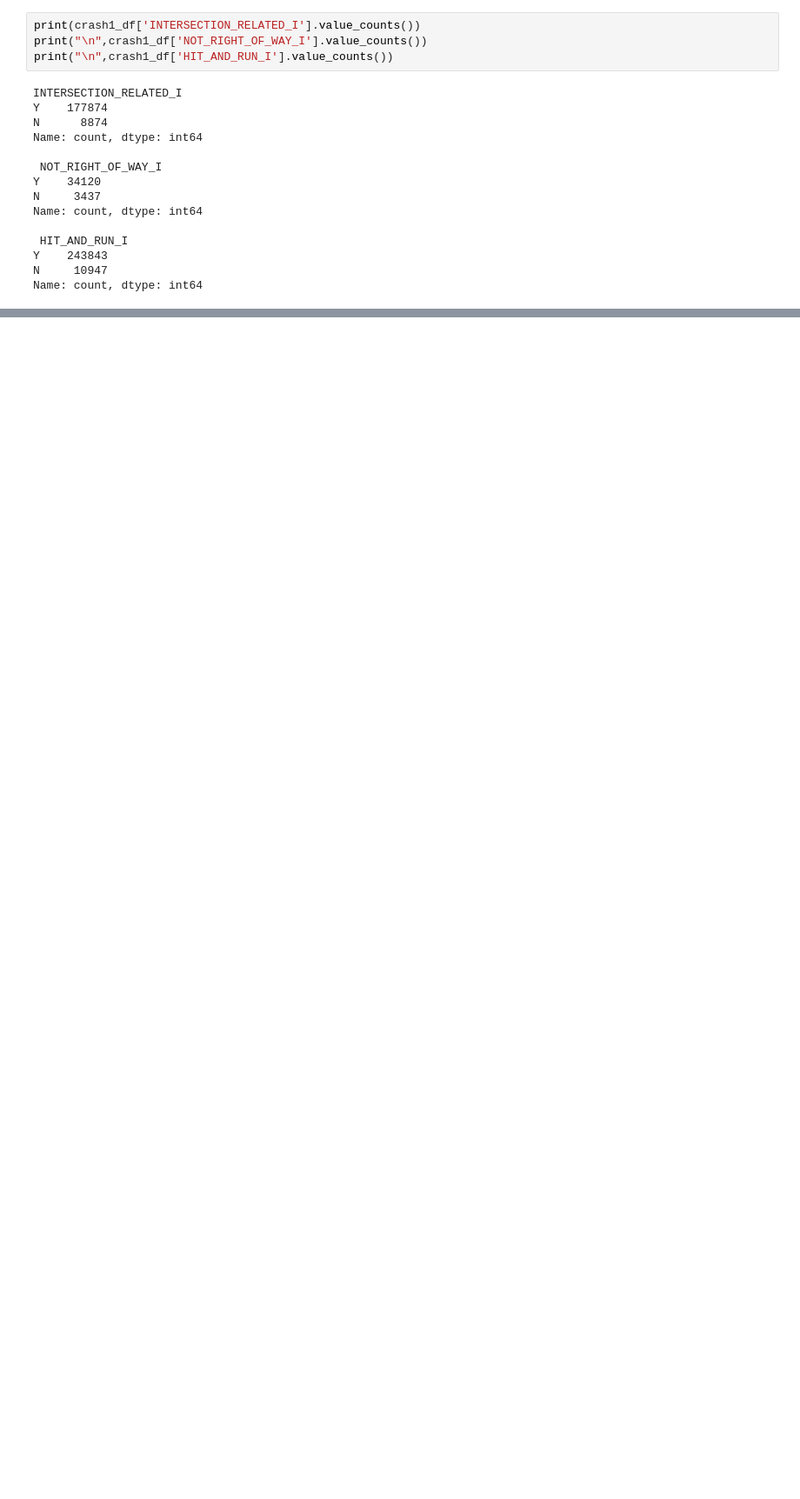
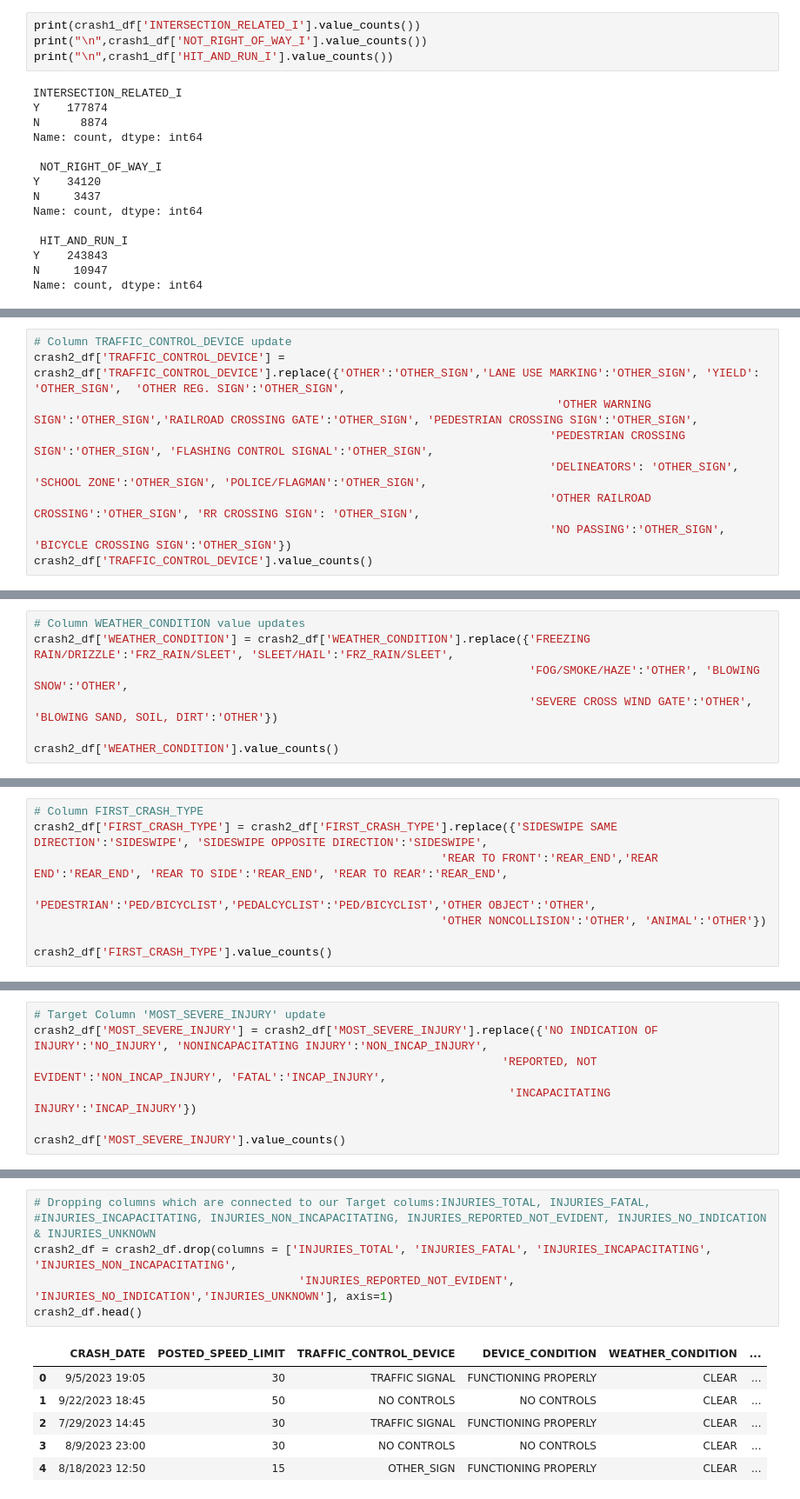
Before and after one commit to YamunaU75/ChicagoCarCrashes_Phase4, a Jupyter notebook: CarCrashesNt1.ipynb, the cells around one changed output, grey strips where cells are left out. Shown at 87% size. Drawn from its saved outputs; the diff is of its cells as text; blank space fills up the shorter version.

```diff
--- a/CarCrashesNt1.ipynb
+++ b/CarCrashesNt1.ipynb
@@ -207,0 +225,9 @@ Name: count, dtype: int64
+# %%
+# Column TRAFFIC_CONTROL_DEVICE update
+crash2_df['TRAFFIC_CONTROL_DEVICE'] = crash2_df['TRAFFIC_CONTROL_DEVICE'].replace({'OTHER':'OTHER_SIGN','LANE USE MARKING':'OTHER_SIGN', 'YIELD': 'OTHER_SIGN',  'OTHER REG. SIGN':'OTHER_SIGN',
+                                                                             'OTHER WARNING SIGN':'OTHER_SIGN','RAILROAD CROSSING GATE':'OTHER_SIGN', 'PEDESTRIAN CROSSING SIGN':'OTHER_SIGN',
+                                                                            'PEDESTRIAN CROSSING SIGN':'OTHER_SIGN', 'FLASHING CONTROL SIGNAL':'OTHER_SIGN',
+                                                                            'DELINEATORS': 'OTHER_SIGN', 'SCHOOL ZONE':'OTHER_SIGN', 'POLICE/FLAGMAN':'OTHER_SIGN',
+                                                                            'OTHER RAILROAD CROSSING':'OTHER_SIGN', 'RR CROSSING SIGN': 'OTHER_SIGN',
+                                                                            'NO PASSING':'OTHER_SIGN', 'BICYCLE CROSSING SIGN':'OTHER_SIGN'})
+crash2_df['TRAFFIC_CONTROL_DEVICE'].value_counts()
@@ -207,0 +242,7 @@ Name: count, dtype: int64
+# %%
+# Column WEATHER_CONDITION value updates
+crash2_df['WEATHER_CONDITION'] = crash2_df['WEATHER_CONDITION'].replace({'FREEZING RAIN/DRIZZLE':'FRZ_RAIN/SLEET', 'SLEET/HAIL':'FRZ_RAIN/SLEET',
+                                                                         'FOG/SMOKE/HAZE':'OTHER', 'BLOWING SNOW':'OTHER',
+                                                                         'SEVERE CROSS WIND GATE':'OTHER', 'BLOWING SAND, SOIL, DIRT':'OTHER'})
+
+crash2_df['WEATHER_CONDITION'].value_counts()
@@ -207,0 +259,8 @@ Name: count, dtype: int64
+# %%
+# Column FIRST_CRASH_TYPE
+crash2_df['FIRST_CRASH_TYPE'] = crash2_df['FIRST_CRASH_TYPE'].replace({'SIDESWIPE SAME DIRECTION':'SIDESWIPE', 'SIDESWIPE OPPOSITE DIRECTION':'SIDESWIPE',
+                                                            'REAR TO FRONT':'REAR_END','REAR END':'REAR_END', 'REAR TO SIDE':'REAR_END', 'REAR TO REAR':'REAR_END',
+                                                            'PEDESTRIAN':'PED/BICYCLIST','PEDALCYCLIST':'PED/BICYCLIST','OTHER OBJECT':'OTHER',
+                                                            'OTHER NONCOLLISION':'OTHER', 'ANIMAL':'OTHER'})
+
+crash2_df['FIRST_CRASH_TYPE'].value_counts()
@@ -207,0 +281,7 @@ Name: count, dtype: int64
+# %%
+# Target Column 'MOST_SEVERE_INJURY' update
+crash2_df['MOST_SEVERE_INJURY'] = crash2_df['MOST_SEVERE_INJURY'].replace({'NO INDICATION OF INJURY':'NO_INJURY', 'NONINCAPACITATING INJURY':'NON_INCAP_INJURY',
+                                                                     'REPORTED, NOT EVIDENT':'NON_INCAP_INJURY', 'FATAL':'INCAP_INJURY',
+                                                                      'INCAPACITATING INJURY':'INCAP_INJURY'})
+
+crash2_df['MOST_SEVERE_INJURY'].value_counts()
@@ -207,0 +294,13 @@ Name: count, dtype: int64
+# %%
+# Dropping columns which are connected to our Target colums:INJURIES_TOTAL, INJURIES_FATAL,
+#INJURIES_INCAPACITATING, INJURIES_NON_INCAPACITATING, INJURIES_REPORTED_NOT_EVIDENT, INJURIES_NO_INDICATION & INJURIES_UNKNOWN
+crash2_df = crash2_df.drop(columns = ['INJURIES_TOTAL', 'INJURIES_FATAL', 'INJURIES_INCAPACITATING', 'INJURIES_NON_INCAPACITATING',
+                                       'INJURIES_REPORTED_NOT_EVIDENT', 'INJURIES_NO_INDICATION','INJURIES_UNKNOWN'], axis=1)
+crash2_df.head()
+# %% [output]
+|  | CRASH_DATE | POSTED_SPEED_LIMIT | TRAFFIC_CONTROL_DEVICE | DEVICE_CONDITION | WEATHER_CONDITION | ... |
+| 0 | 9/5/2023 19:05 | 30 | TRAFFIC SIGNAL | FUNCTIONING PROPERLY | CLEAR | ... |
+| 1 | 9/22/2023 18:45 | 50 | NO CONTROLS | NO CONTROLS | CLEAR | ... |
+| 2 | 7/29/2023 14:45 | 30 | TRAFFIC SIGNAL | FUNCTIONING PROPERLY | CLEAR | ... |
+| 3 | 8/9/2023 23:00 | 30 | NO CONTROLS | NO CONTROLS | CLEAR | ... |
+| 4 | 8/18/2023 12:50 | 15 | OTHER_SIGN | FUNCTIONING PROPERLY | CLEAR | ... |
```
Also changed, not shown: parts of 9 cells of this notebook.
